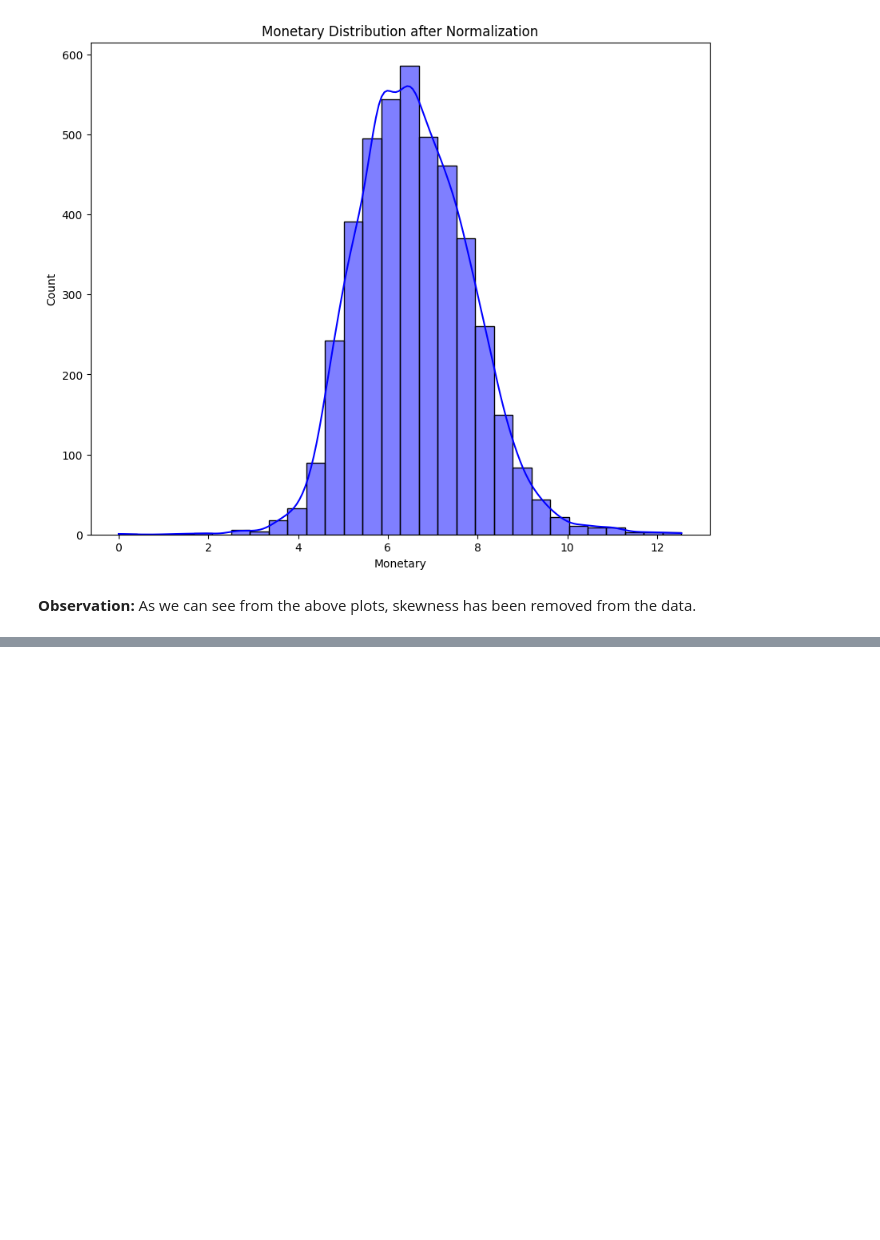
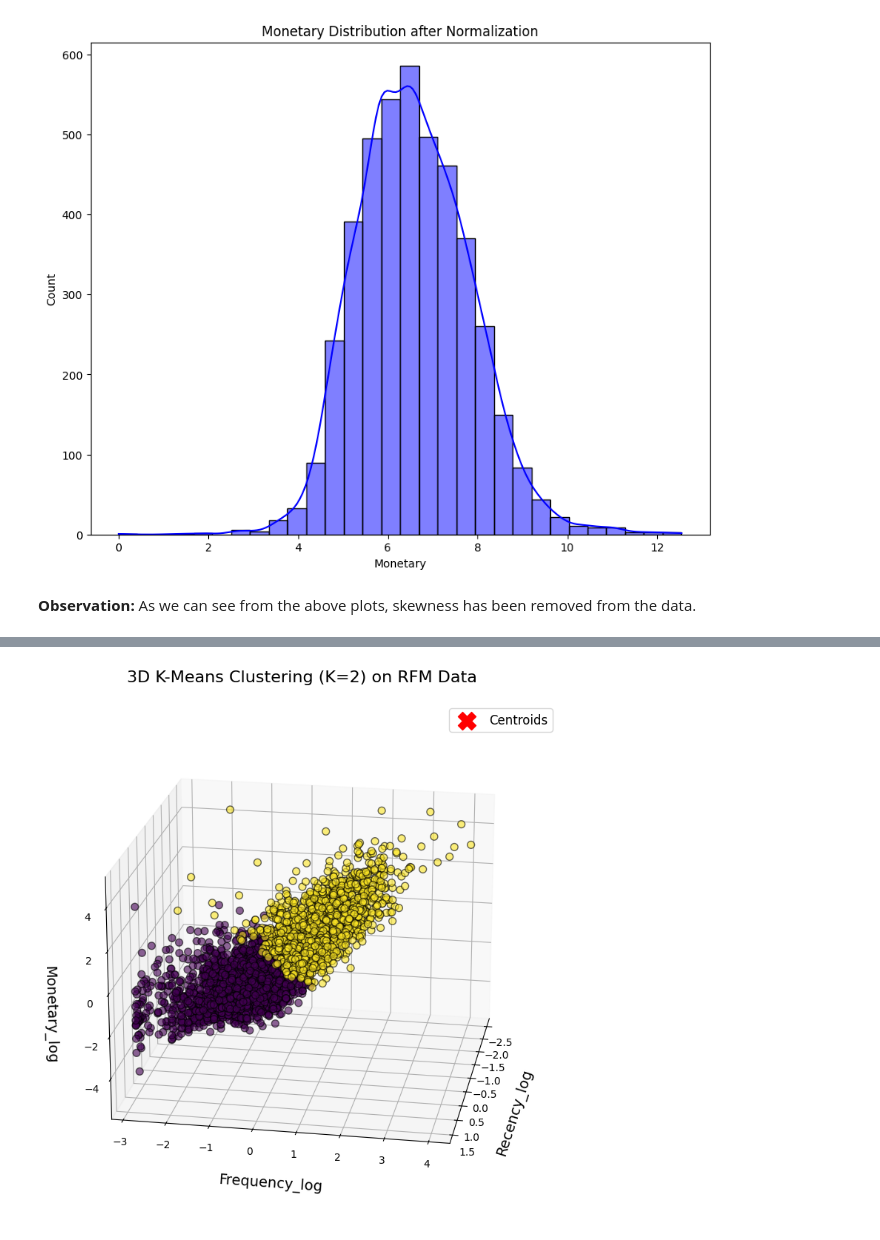
Before and after one commit to hamant-jagwan/Online_Retail_Customer_Segmentation_Unsupervised_leaning, a Jupyter notebook: Online_Retail_Customer_Segmentation.ipynb, the cells around one changed output, grey strips where cells are left out. Drawn from its saved outputs; the diff is of its cells as text; code cells hidden in the pictures; blank space fills up the shorter version.

```diff
--- a/Online_Retail_Customer_Segmentation.ipynb
+++ b/Online_Retail_Customer_Segmentation.ipynb
@@ -740,0 +822,42 @@ rfm_df['Monetary_log'] = rfm_df['Monetary'].apply(math.log)
+# %%
+from mpl_toolkits.mplot3d import Axes3D
+import matplotlib.pyplot as plt
+from sklearn.cluster import KMeans
+
+# Train KMeans
+KMean_clust = KMeans(n_clusters=2, init='k-means++', max_iter=1000, random_state=42)
+KMean_clust.fit(X)
+cluster_labels = KMean_clust.labels_
+centers = KMean_clust.cluster_centers_
+
+# 3D plot
+fig = plt.figure(figsize=(12,9))
+ax = fig.add_subplot(111, projection='3d')
+
+# Scatter points colored by cluster
+scatter = ax.scatter(
+    X[:,0], X[:,1], X[:,2],
+    c=cluster_labels, cmap='viridis',
+    s=50, alpha=0.6, edgecolor='k'
+)
+
+# Plot centroids
+ax.scatter(
+    centers[:,0], centers[:,1], centers[:,2],
+    c='red', s=300, marker='X', label='Centroids'
+)
+
+# Set axis labels with larger font size
+ax.set_xlabel("Recency_log", fontsize=14, labelpad=15)
+ax.set_ylabel("Frequency_log", fontsize=14, labelpad=15)
+ax.set_zlabel("Monetary_log", fontsize=14, labelpad=15)
+
+ax.view_init(elev=20, azim=10)
+
+# Title and legend
+ax.set_title("3D K-Means Clustering (K=2) on RFM Data", fontsize=16, pad=20)
+ax.legend(fontsize=12)
+
+plt.show()
+# %% [output]
+[figure, added]
```
Also changed, not shown: parts of 12 cells of this notebook.
